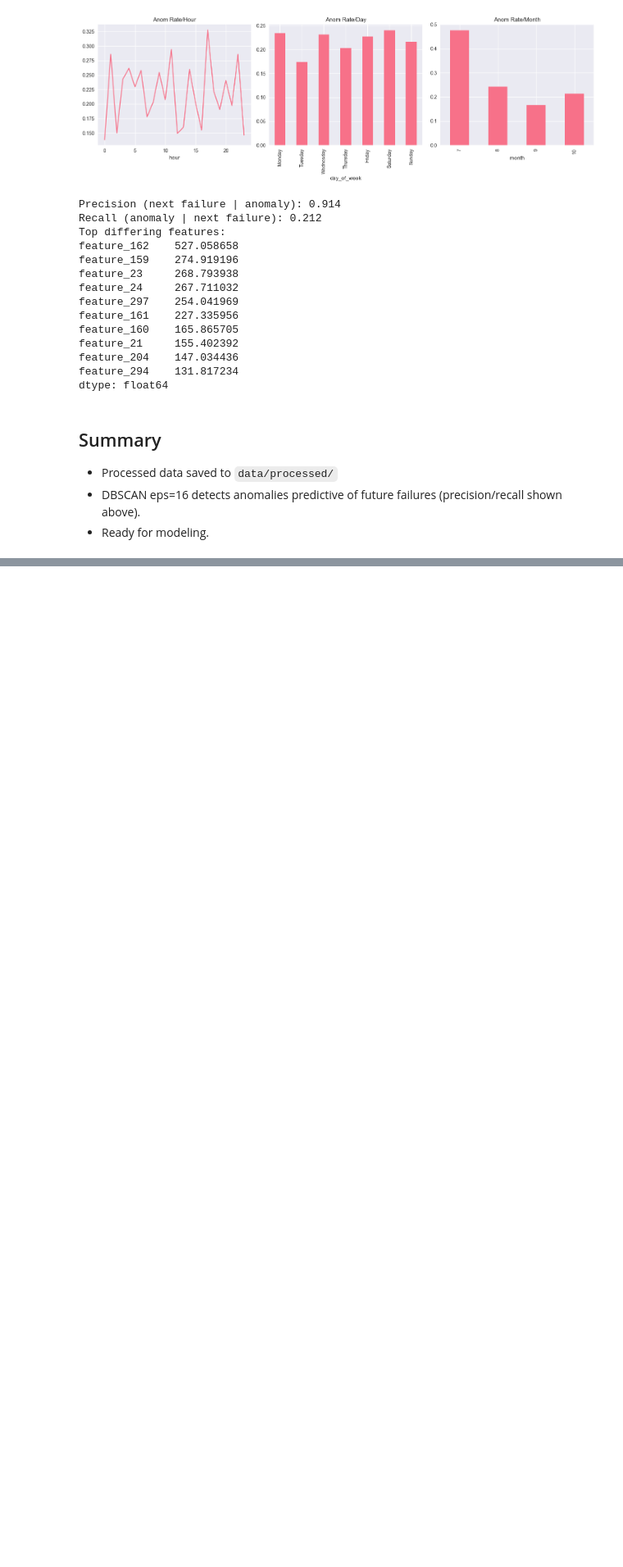
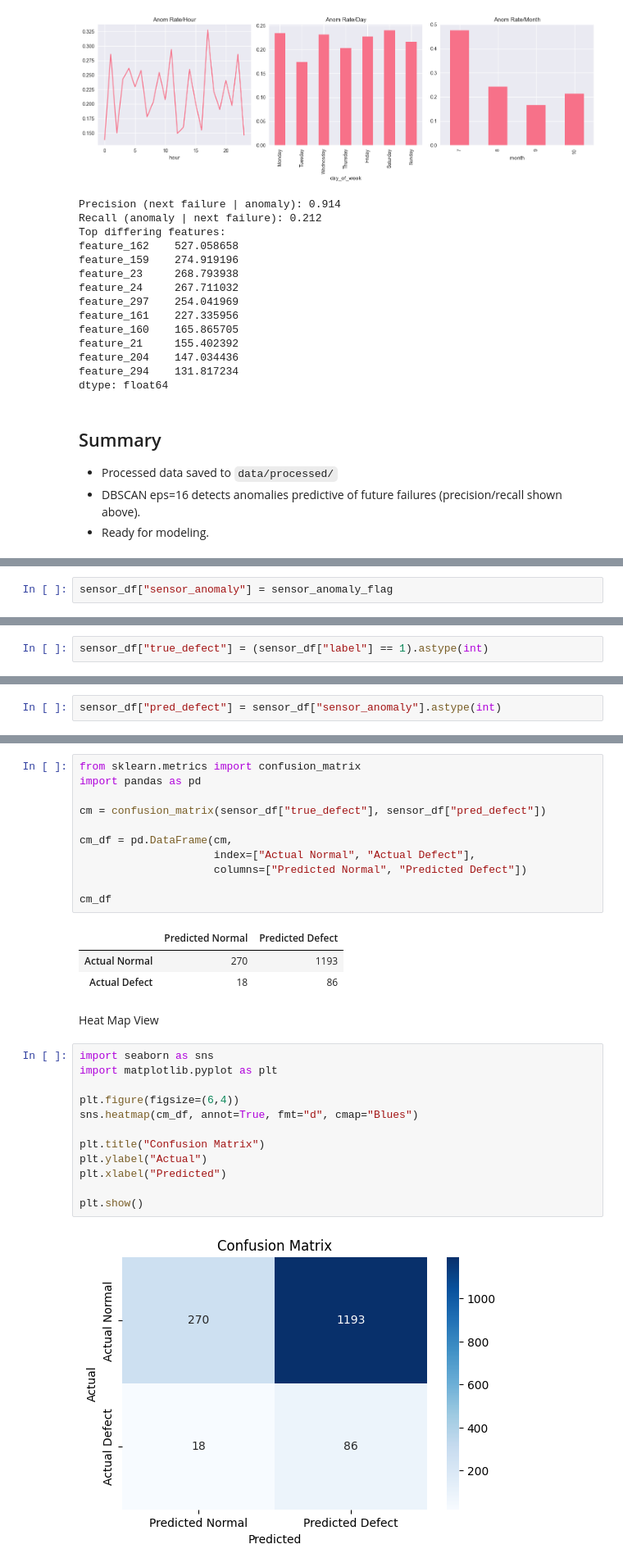
Before and after one commit to KarthikAshtekar/MIOM_Project, a Jupyter notebook: notebooks/MIOM_standardized.ipynb, the cells around one changed output, grey strips where cells are left out. Shown at 82% size. Saved outputs shown, nothing was run; the diff lists cells and outputs as text; blank space fills up the shorter version.

```diff
--- a/notebooks/MIOM_standardized.ipynb
+++ b/notebooks/MIOM_standardized.ipynb
@@ -360,0 +476,2 @@ dtype: float64
+# %%
+sensor_df["sensor_anomaly"] = sensor_anomaly_flag
@@ -360,0 +520,2 @@ dtype: float64
+# %%
+sensor_df["true_defect"] = (sensor_df["label"] == 1).astype(int)
@@ -360,0 +524,2 @@ dtype: float64
+# %%
+sensor_df["pred_defect"] = sensor_df["sensor_anomaly"].astype(int)
@@ -360,0 +528,31 @@ dtype: float64
+# %%
+from sklearn.metrics import confusion_matrix
+import pandas as pd
+
+cm = confusion_matrix(sensor_df["true_defect"], sensor_df["pred_defect"])
+
+cm_df = pd.DataFrame(cm,
+                     index=["Actual Normal", "Actual Defect"],
+                     columns=["Predicted Normal", "Predicted Defect"])
+
+cm_df
+# %% [output]
+|  | Predicted Normal | Predicted Defect |
+| Actual Normal | 270 | 1193 |
+| Actual Defect | 18 | 86 |
+# %% [markdown]
+Heat Map View
+# %%
+import seaborn as sns
+import matplotlib.pyplot as plt
+
+plt.figure(figsize=(6,4))
+sns.heatmap(cm_df, annot=True, fmt="d", cmap="Blues")
+
+plt.title("Confusion Matrix")
+plt.ylabel("Actual")
+plt.xlabel("Predicted")
+
+plt.show()
+# %% [output]
+[figure, added]
```
Also changed, not shown: parts of 80 cells of this notebook.
